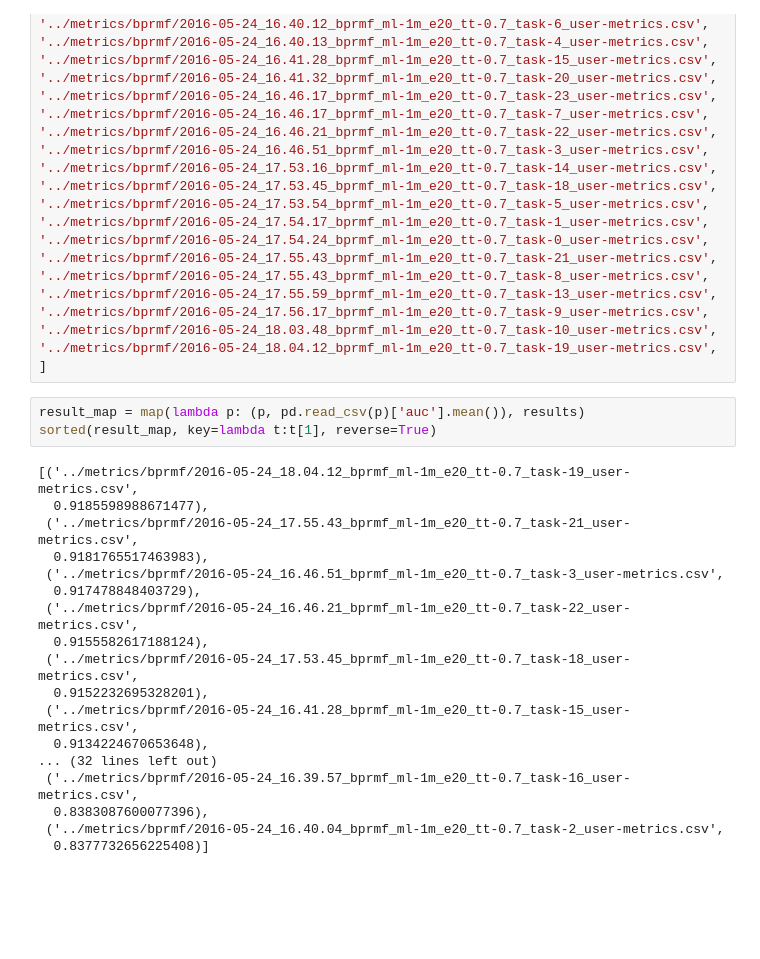
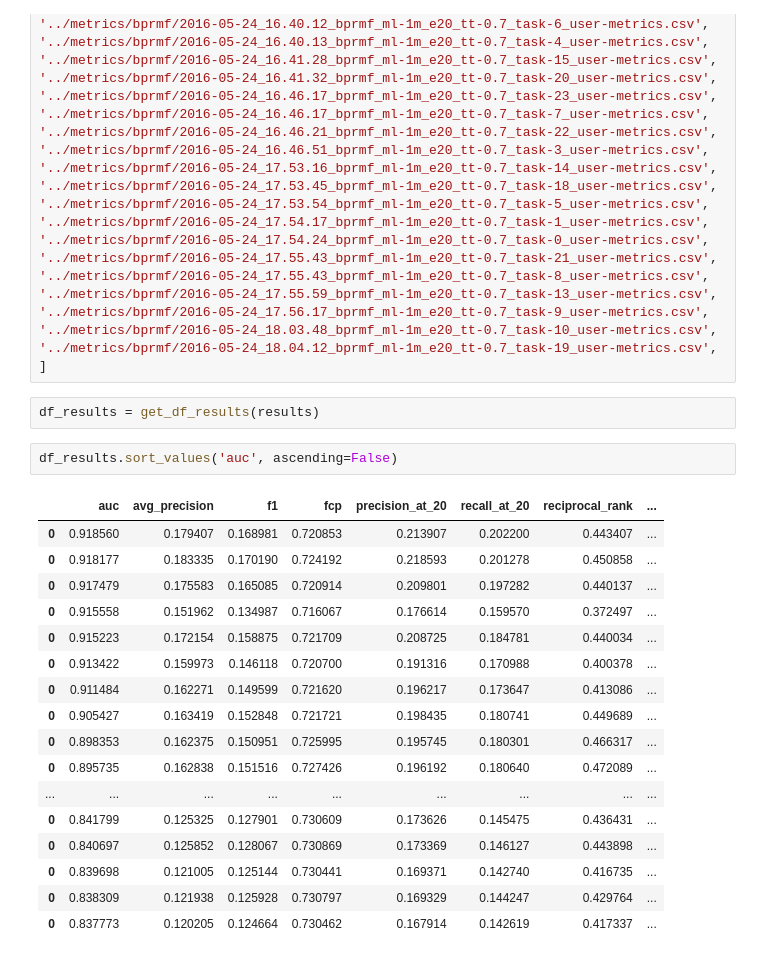
Before and after one commit to marcuniq/bsc-thesis, a Jupyter notebook: code/ipynb/gridsearch_bprmf_results.ipynb, the cells around one changed output. Saved outputs shown, nothing was run; the diff lists cells and outputs as text; blank space fills up the shorter version.

```diff
--- a/code/ipynb/gridsearch_bprmf_results.ipynb
+++ b/code/ipynb/gridsearch_bprmf_results.ipynb
@@ -146,25 +143,26 @@ results = [
 '../metrics/bprmf/2016-05-24_18.03.48_bprmf_ml-1m_e20_tt-0.7_task-10_user-metrics.csv',
 '../metrics/bprmf/2016-05-24_18.04.12_bprmf_ml-1m_e20_tt-0.7_task-19_user-metrics.csv',
 ]
-# %%
-result_map = map(lambda p: (p, pd.read_csv(p)['auc'].mean()), results)
-sorted(result_map, key=lambda t:t[1], reverse=True)
-# %% [output]
-[('../metrics/bprmf/2016-05-24_18.04.12_bprmf_ml-1m_e20_tt-0.7_task-19_user-metrics.csv',
-  0.9185598988671477),
- ('../metrics/bprmf/2016-05-24_17.55.43_bprmf_ml-1m_e20_tt-0.7_task-21_user-metrics.csv',
-  0.9181765517463983),
- ('../metrics/bprmf/2016-05-24_16.46.51_bprmf_ml-1m_e20_tt-0.7_task-3_user-metrics.csv',
-  0.917478848403729),
- ('../metrics/bprmf/2016-05-24_16.46.21_bprmf_ml-1m_e20_tt-0.7_task-22_user-metrics.csv',
-  0.9155582617188124),
- ('../metrics/bprmf/2016-05-24_17.53.45_bprmf_ml-1m_e20_tt-0.7_task-18_user-metrics.csv',
-  0.9152232695328201),
- ('../metrics/bprmf/2016-05-24_16.41.28_bprmf_ml-1m_e20_tt-0.7_task-15_user-metrics.csv',
-  0.9134224670653648),
-... (32 lines left out)
- ('../metrics/bprmf/2016-05-24_16.39.57_bprmf_ml-1m_e20_tt-0.7_task-16_user-metrics.csv',
-  0.8383087600077396),
- ('../metrics/bprmf/2016-05-24_16.40.04_bprmf_ml-1m_e20_tt-0.7_task-2_user-metrics.csv',
-  0.8377732656225408)]
+# %%
+df_results = get_df_results(results)
+# %%
+df_results.sort_values('auc', ascending=False)
+# %% [output]
+|  | auc | avg_precision | f1 | fcp | precision_at_20 | recall_at_20 | reciprocal_rank | ... |
+| 0 | 0.918560 | 0.179407 | 0.168981 | 0.720853 | 0.213907 | 0.202200 | 0.443407 | ... |
+| 0 | 0.918177 | 0.183335 | 0.170190 | 0.724192 | 0.218593 | 0.201278 | 0.450858 | ... |
+| 0 | 0.917479 | 0.175583 | 0.165085 | 0.720914 | 0.209801 | 0.197282 | 0.440137 | ... |
+| 0 | 0.915558 | 0.151962 | 0.134987 | 0.716067 | 0.176614 | 0.159570 | 0.372497 | ... |
+| 0 | 0.915223 | 0.172154 | 0.158875 | 0.721709 | 0.208725 | 0.184781 | 0.440034 | ... |
+| 0 | 0.913422 | 0.159973 | 0.146118 | 0.720700 | 0.191316 | 0.170988 | 0.400378 | ... |
+| 0 | 0.911484 | 0.162271 | 0.149599 | 0.721620 | 0.196217 | 0.173647 | 0.413086 | ... |
+| 0 | 0.905427 | 0.163419 | 0.152848 | 0.721721 | 0.198435 | 0.180741 | 0.449689 | ... |
+| 0 | 0.898353 | 0.162375 | 0.150951 | 0.725995 | 0.195745 | 0.180301 | 0.466317 | ... |
+| 0 | 0.895735 | 0.162838 | 0.151516 | 0.727426 | 0.196192 | 0.180640 | 0.472089 | ... |
+| ... | ... | ... | ... | ... | ... | ... | ... | ... |
+| 0 | 0.841799 | 0.125325 | 0.127901 | 0.730609 | 0.173626 | 0.145475 | 0.436431 | ... |
+| 0 | 0.840697 | 0.125852 | 0.128067 | 0.730869 | 0.173369 | 0.146127 | 0.443898 | ... |
+| 0 | 0.839698 | 0.121005 | 0.125144 | 0.730441 | 0.169371 | 0.142740 | 0.416735 | ... |
+| 0 | 0.838309 | 0.121938 | 0.125928 | 0.730797 | 0.169329 | 0.144247 | 0.429764 | ... |
+| 0 | 0.837773 | 0.120205 | 0.124664 | 0.730462 | 0.167914 | 0.142619 | 0.417337 | ... |
 # %%
```
Also changed, not shown: parts of 9 cells of this notebook, 5 other files.
